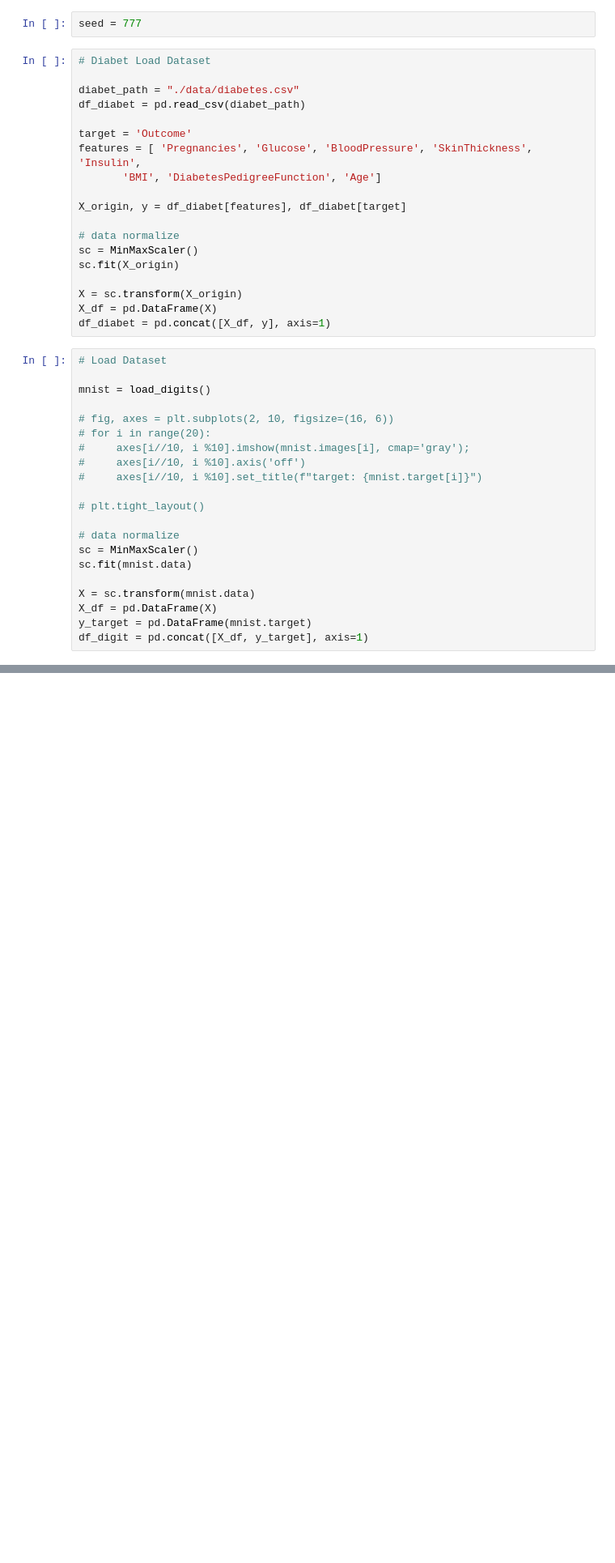
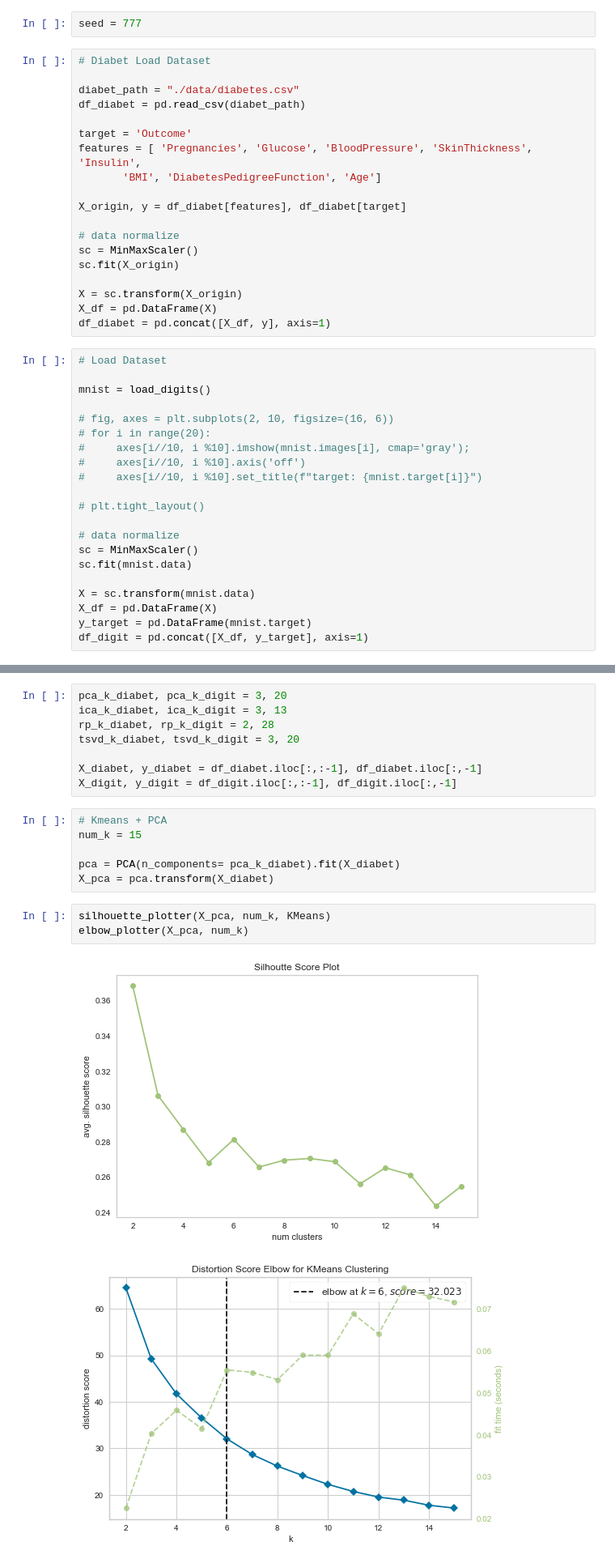
Before and after one commit to rainmaker712/machine-learning-note, a Jupyter notebook: unsupervised_learning/part3-clustering-with-dr.ipynb, the cells around one changed output, grey strips where cells are left out. Shown at 81% size. Drawn from its saved outputs; the diff is of its cells as text; blank space fills up the shorter version.

```diff
--- a/unsupervised_learning/part3-clustering-with-dr.ipynb
+++ b/unsupervised_learning/part3-clustering-with-dr.ipynb
@@ -84,0 +166,20 @@ df_digit = pd.concat([X_df, y_target], axis=1)
+# %%
+pca_k_diabet, pca_k_digit = 3, 20
+ica_k_diabet, ica_k_digit = 3, 13
+rp_k_diabet, rp_k_digit = 2, 28
+tsvd_k_diabet, tsvd_k_digit = 3, 20
+
+X_diabet, y_diabet = df_diabet.iloc[:,:-1], df_diabet.iloc[:,-1]
+X_digit, y_digit = df_digit.iloc[:,:-1], df_digit.iloc[:,-1]
+# %%
+# Kmeans + PCA
+num_k = 15
+
+pca = PCA(n_components= pca_k_diabet).fit(X_diabet)
+X_pca = pca.transform(X_diabet)
+# %%
+silhouette_plotter(X_pca, num_k, KMeans)
+elbow_plotter(X_pca, num_k)
+# %% [output]
+[figure, added]
+[figure, added]
```
Also changed, not shown: parts of 23 cells of this notebook, 8 other files.
